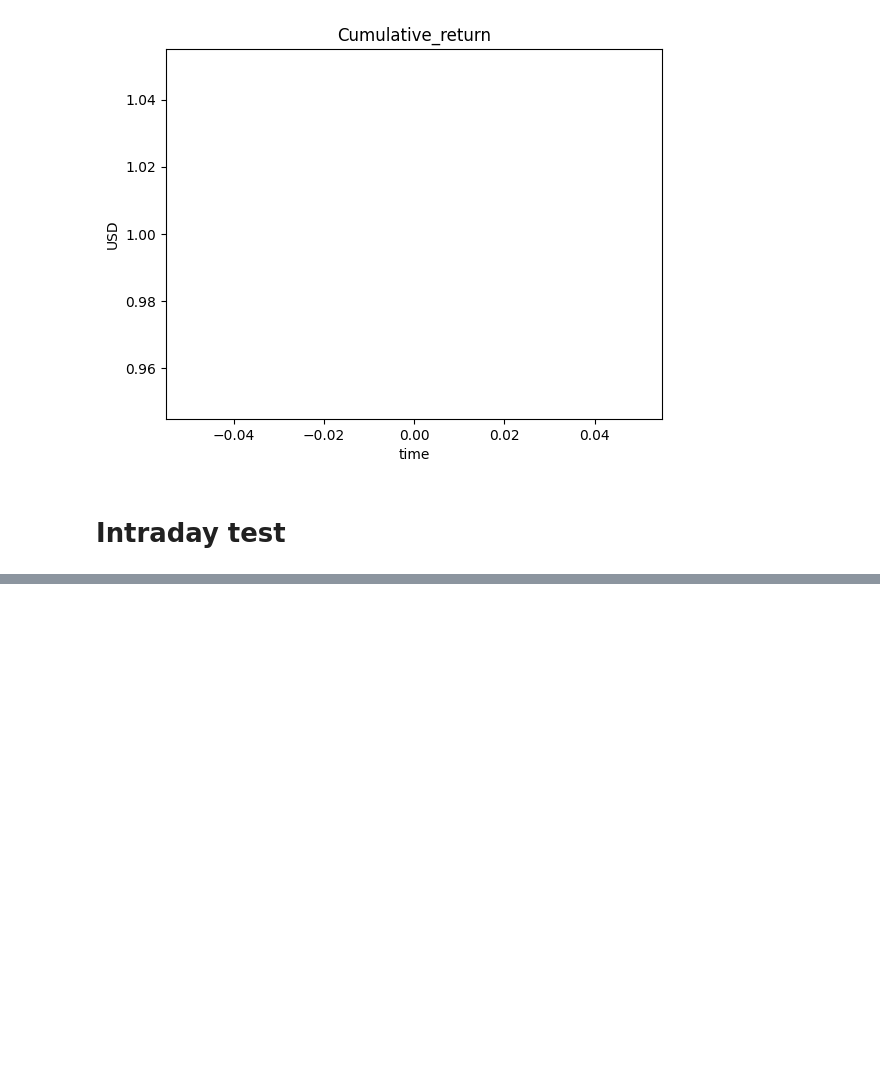
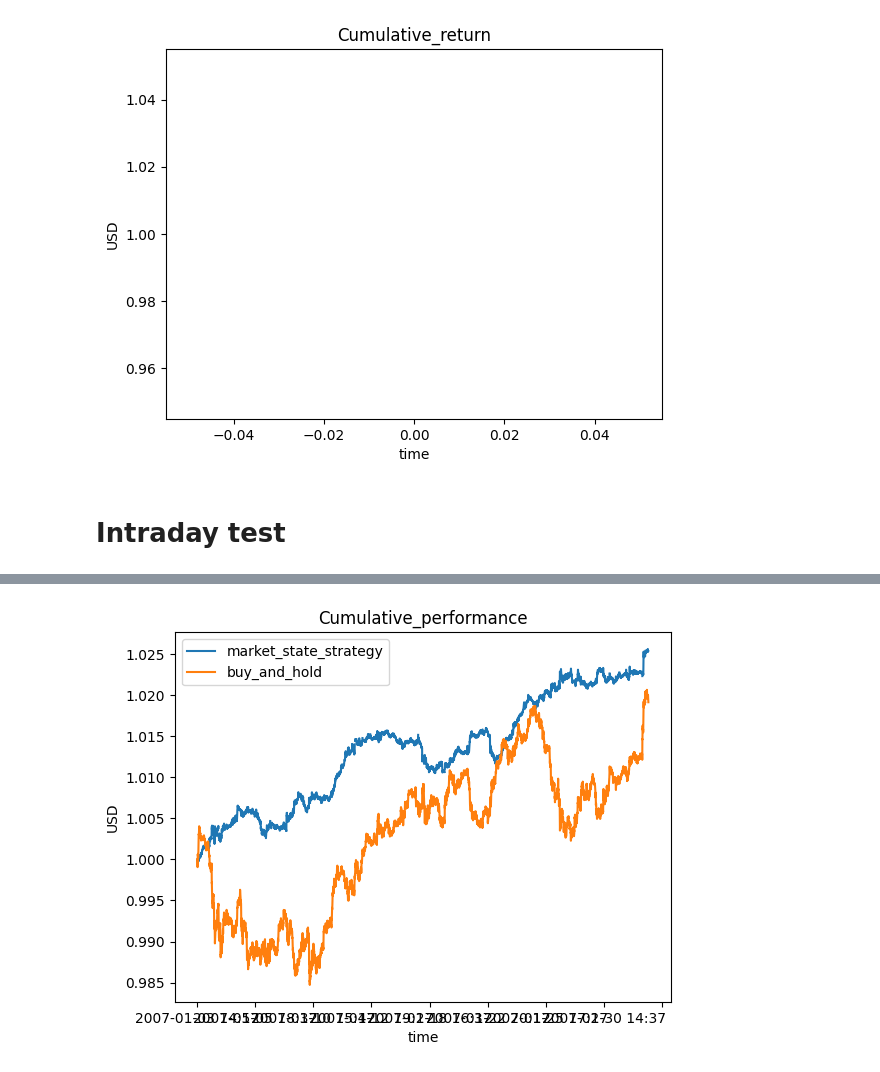
Before and after one commit to chgendreau/market-states-trading-strategy, a Jupyter notebook: strateg_test.ipynb, the cells around one changed output, grey strips where cells are left out. Saved outputs shown, nothing was run; the diff lists cells and outputs as text; code cells hidden in the pictures; blank space fills up the shorter version.

```diff
--- a/strateg_test.ipynb
+++ b/strateg_test.ipynb
@@ -211,0 +320,4 @@ print((df['trade_price'].isnull().mean() * 100).round(2))
+# %%
+market_state_strategy(r)
+# %% [output]
+[figure, added]
```
Also changed, not shown: parts of 16 cells of this notebook, 1 other file.
